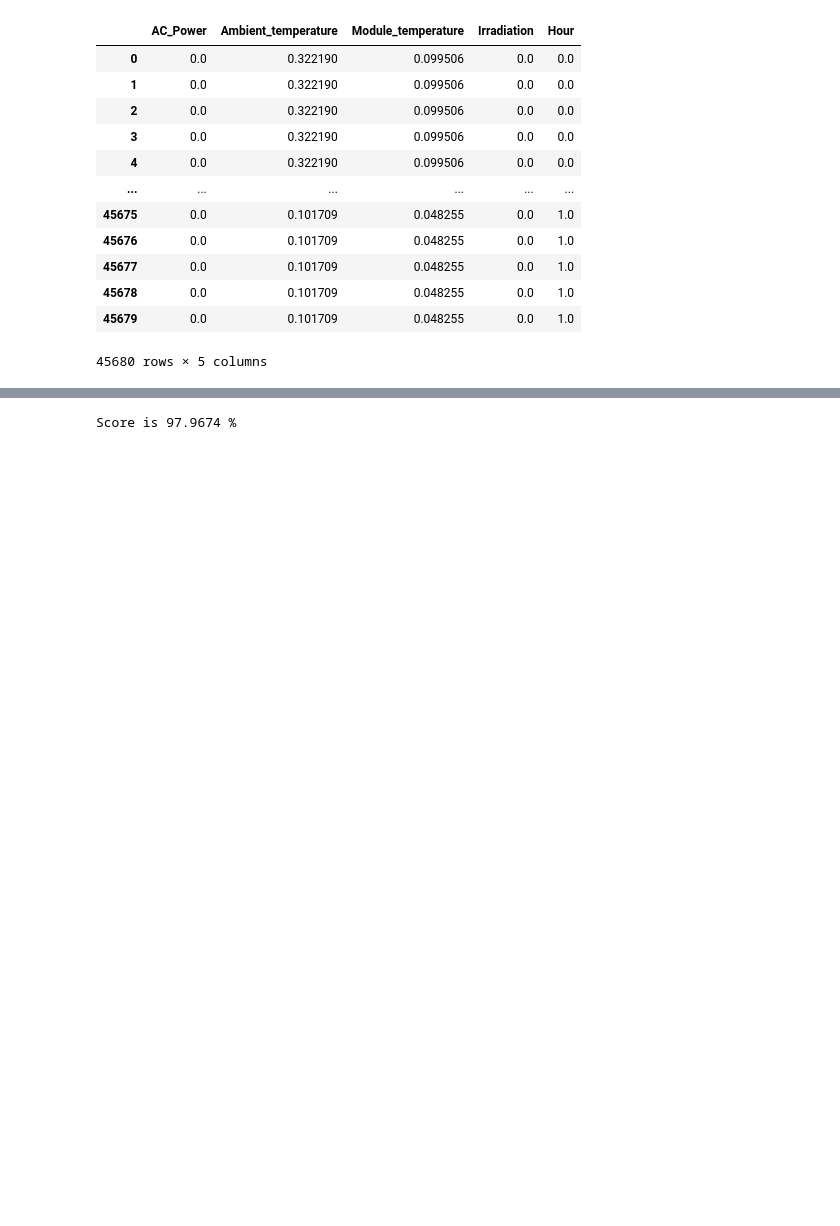
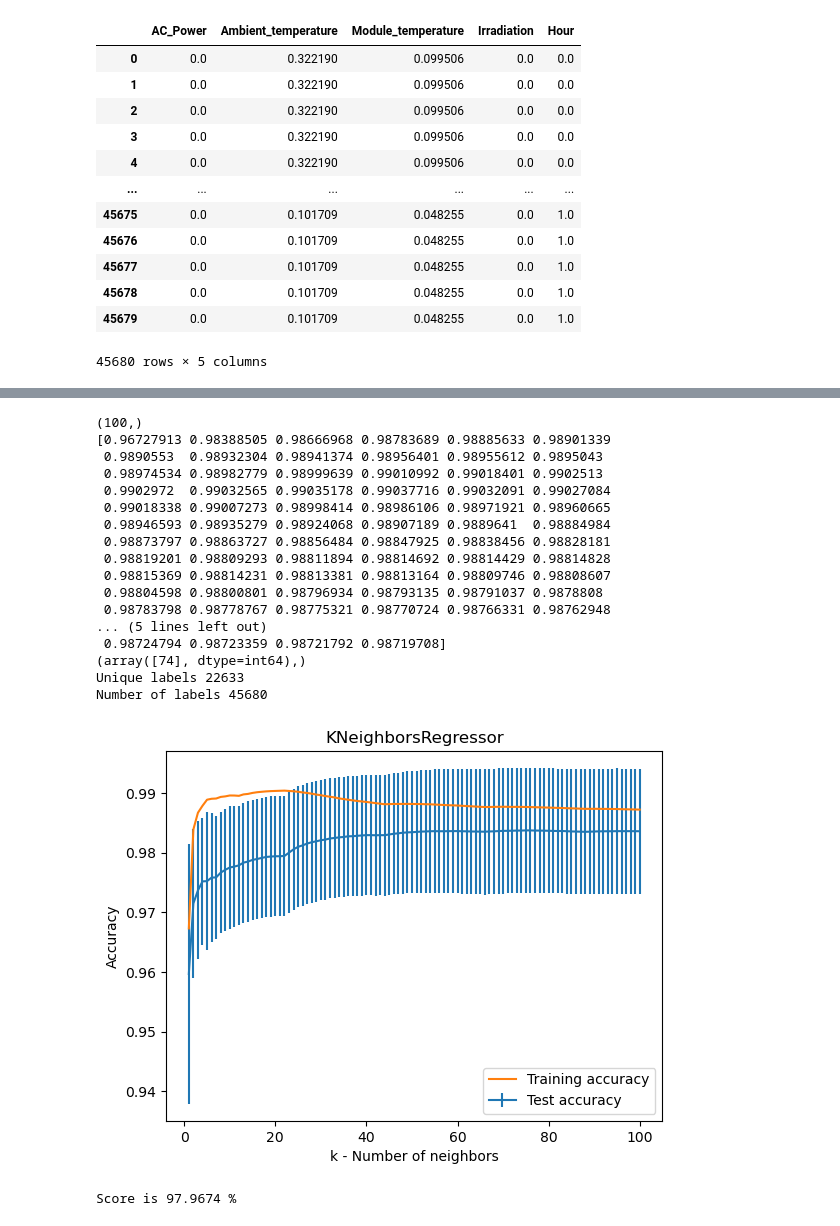
Before and after one commit to Julha19/AML_project, a Jupyter notebook: ProjectCode_Jacob.ipynb, the cells around one changed output, grey strips where cells are left out. Saved outputs shown, nothing was run; the diff lists cells and outputs as text; code cells hidden in the pictures; blank space fills up the shorter version.

Commit message:
Have added 10 fold cross validation of KNeighborsClassifier and KNeighborsRegressor

```diff
--- a/ProjectCode_Jacob.ipynb
+++ b/ProjectCode_Jacob.ipynb
@@ -150,0 +207,22 @@ X_train, X_test, y_train, y_test= train_test_split(x, y_transformed, test_size=0
+# %%
+scores = np.reshape(cv_scores,(neighb,k_folds))
+StanDev = np.zeros(neighb)
+RowMeans= np.zeros(neighb)
+for i in range(neighb):
+    StanDev[i]=statistics.stdev(scores[i])
+    RowMeans[i]=np.mean(scores[i])
+    #print(scores[i])
+print("standard deviation:\n{}".format(StanDev))
+print("Means for k=1:10:\n {}".format(RowMeans))
+
+
+#knn_train = KNeighborsClassifier(n_neighbors=1)
+knn_train = neighbors.KNeighborsRegressor(n_neighbors=1)
+knn_train.fit(x,y_transformed)
+train_scores=knn_train.score(x,y_transformed)
+
+for i in range(2,neighb+1):
+    #knn_train = KNeighborsClassifier(n_neighbors=i)
+    knn_train = neighbors.KNeighborsRegressor(n_neighbors=i)
+    knn_train.fit(x,y_transformed)
+    train_scores=np.append(train_scores,knn_train.score(x,y_transformed))
@@ -151,3 +247,37 @@ X_train, X_test, y_train, y_test= train_test_split(x, y_transformed, test_size=0
+# %%
+ks=np.arange(1,neighb+1)
+print(np.shape(ks))
+print(train_scores)
+print(np.where(RowMeans==max(RowMeans)))
+print("Unique labels",len(np.unique(y_transformed)))
+print("Number of labels",len(y_transformed))
+plt.errorbar(ks, RowMeans,yerr=StanDev)
+plt.plot(ks,train_scores)
+plt.xlabel('k - Number of neighbors')
+plt.legend(['Training accuracy','Test accuracy'],loc=4)
+plt.title('KNeighborsRegressor')
+plt.ylabel('Accuracy')
+#plt.axis([0, neighbors, 0.4, 0.6])
+plt.show()
+# %% [output]
+(100,)
+[0.96727913 0.98388505 0.98666968 0.98783689 0.98885633 0.98901339
+ 0.9890553  0.98932304 0.98941374 0.98956401 0.98955612 0.9895043
+ 0.98974534 0.98982779 0.98999639 0.99010992 0.99018401 0.9902513
+ 0.9902972  0.99032565 0.99035178 0.99037716 0.99032091 0.99027084
+ 0.99018338 0.99007273 0.98998414 0.98986106 0.98971921 0.98960665
+ 0.98946593 0.98935279 0.98924068 0.98907189 0.9889641  0.98884984
+ 0.98873797 0.98863727 0.98856484 0.98847925 0.98838456 0.98828181
+ 0.98819201 0.98809293 0.98811894 0.98814692 0.98814429 0.98814828
+ 0.98815369 0.98814231 0.98813381 0.98813164 0.98809746 0.98808607
+ 0.98804598 0.98800801 0.98796934 0.98793135 0.98791037 0.9878808
+ 0.98783798 0.98778767 0.98775321 0.98770724 0.98766331 0.98762948
+... (5 lines left out)
+ 0.98724794 0.98723359 0.98721792 0.98719708]
+(array([74], dtype=int64),)
+Unique labels 22633
+Number of labels 45680
+[figure, added]
 # %%
 lr_model = LinearRegression()
 lr_model.fit(X_train, y_train)
```
Also changed, not shown: parts of 4 cells of this notebook.
